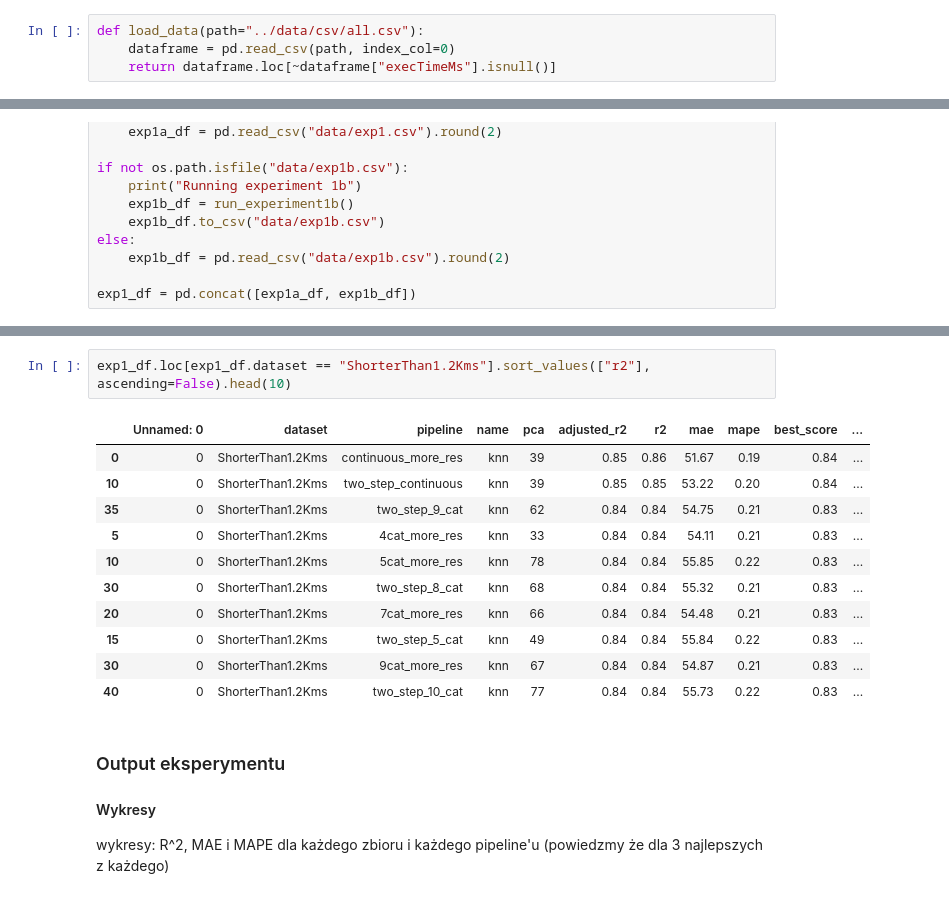
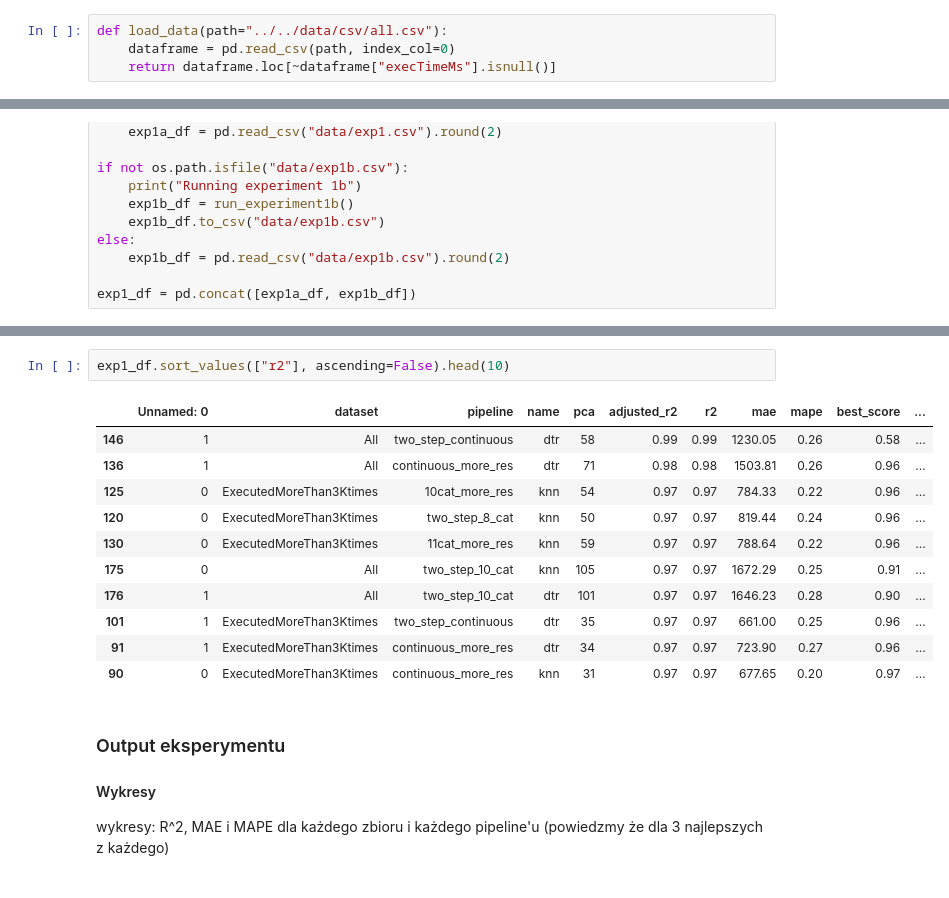
Before and after one commit to mikegpl/job-adiah, a Jupyter notebook: experiments/exp1.ipynb, the cells around one changed output, grey strips where cells are left out. Drawn from its saved outputs; the diff is of its cells as text.

Commit message:
Fixes invalid data filepaths

```diff
--- a/experiments/exp1.ipynb
+++ b/experiments/exp1.ipynb
@@ -6,7 +6,7 @@ import os.path
 
 N_JOBS = 7
 # %%
-def load_data(path="../data/csv/all.csv"):
+def load_data(path="../../data/csv/all.csv"):
     dataframe = pd.read_csv(path, index_col=0)
     return dataframe.loc[~dataframe["execTimeMs"].isnull()]
 # %%
@@ -415,19 +415,19 @@ exp1b_df.head().round(2)
 | 3 | 3 | ShorterThan1.2Kms | continuous_more_res | elasticnet | 61 | 7.000000e-01 | 7.000000e-01 | 9.601000e+01 | 0.51 | 6.900000e-01 | ... |
 | 4 | 4 | ShorterThan1.2Kms | continuous_more_res | svr | 33 | -1.037550e+17 | -1.035995e+17 | 7.065100e+08 | 4624949.29 | -1.303316e+15 | ... |
 # %%
-exp1_df.loc[exp1_df.dataset == "ShorterThan1.2Kms"].sort_values(["r2"], ascending=False).head(10)
+exp1_df.sort_values(["r2"], ascending=False).head(10)
 # %% [output]
 |  | Unnamed: 0 | dataset | pipeline | name | pca | adjusted_r2 | r2 | mae | mape | best_score | ... |
-| 0 | 0 | ShorterThan1.2Kms | continuous_more_res | knn | 39 | 0.85 | 0.86 | 51.67 | 0.19 | 0.84 | ... |
-| 10 | 0 | ShorterThan1.2Kms | two_step_continuous | knn | 39 | 0.85 | 0.85 | 53.22 | 0.20 | 0.84 | ... |
-| 35 | 0 | ShorterThan1.2Kms | two_step_9_cat | knn | 62 | 0.84 | 0.84 | 54.75 | 0.21 | 0.83 | ... |
-| 5 | 0 | ShorterThan1.2Kms | 4cat_more_res | knn | 33 | 0.84 | 0.84 | 54.11 | 0.21 | 0.83 | ... |
-| 10 | 0 | ShorterThan1.2Kms | 5cat_more_res | knn | 78 | 0.84 | 0.84 | 55.85 | 0.22 | 0.83 | ... |
-| 30 | 0 | ShorterThan1.2Kms | two_step_8_cat | knn | 68 | 0.84 | 0.84 | 55.32 | 0.21 | 0.83 | ... |
-| 20 | 0 | ShorterThan1.2Kms | 7cat_more_res | knn | 66 | 0.84 | 0.84 | 54.48 | 0.21 | 0.83 | ... |
-| 15 | 0 | ShorterThan1.2Kms | two_step_5_cat | knn | 49 | 0.84 | 0.84 | 55.84 | 0.22 | 0.83 | ... |
-| 30 | 0 | ShorterThan1.2Kms | 9cat_more_res | knn | 67 | 0.84 | 0.84 | 54.87 | 0.21 | 0.83 | ... |
-| 40 | 0 | ShorterThan1.2Kms | two_step_10_cat | knn | 77 | 0.84 | 0.84 | 55.73 | 0.22 | 0.83 | ... |
+| 146 | 1 | All | two_step_continuous | dtr | 58 | 0.99 | 0.99 | 1230.05 | 0.26 | 0.58 | ... |
+| 136 | 1 | All | continuous_more_res | dtr | 71 | 0.98 | 0.98 | 1503.81 | 0.26 | 0.96 | ... |
+| 125 | 0 | ExecutedMoreThan3Ktimes | 10cat_more_res | knn | 54 | 0.97 | 0.97 | 784.33 | 0.22 | 0.96 | ... |
+| 120 | 0 | ExecutedMoreThan3Ktimes | two_step_8_cat | knn | 50 | 0.97 | 0.97 | 819.44 | 0.24 | 0.96 | ... |
+| 130 | 0 | ExecutedMoreThan3Ktimes | 11cat_more_res | knn | 59 | 0.97 | 0.97 | 788.64 | 0.22 | 0.96 | ... |
+| 175 | 0 | All | two_step_10_cat | knn | 105 | 0.97 | 0.97 | 1672.29 | 0.25 | 0.91 | ... |
+| 176 | 1 | All | two_step_10_cat | dtr | 101 | 0.97 | 0.97 | 1646.23 | 0.28 | 0.90 | ... |
+| 101 | 1 | ExecutedMoreThan3Ktimes | two_step_continuous | dtr | 35 | 0.97 | 0.97 | 661.00 | 0.25 | 0.96 | ... |
+| 91 | 1 | ExecutedMoreThan3Ktimes | continuous_more_res | dtr | 34 | 0.97 | 0.97 | 723.90 | 0.27 | 0.96 | ... |
+| 90 | 0 | ExecutedMoreThan3Ktimes | continuous_more_res | knn | 31 | 0.97 | 0.97 | 677.65 | 0.20 | 0.97 | ... |
 # %% [markdown]
 ### Output eksperymentu
 #### Wykresy
```
